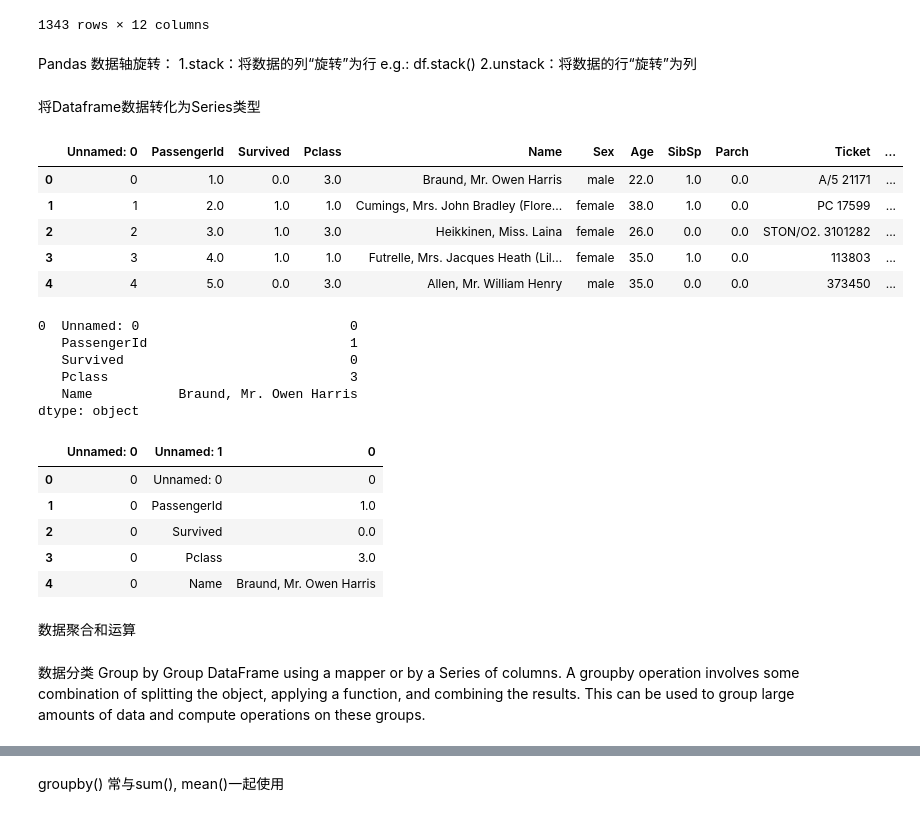
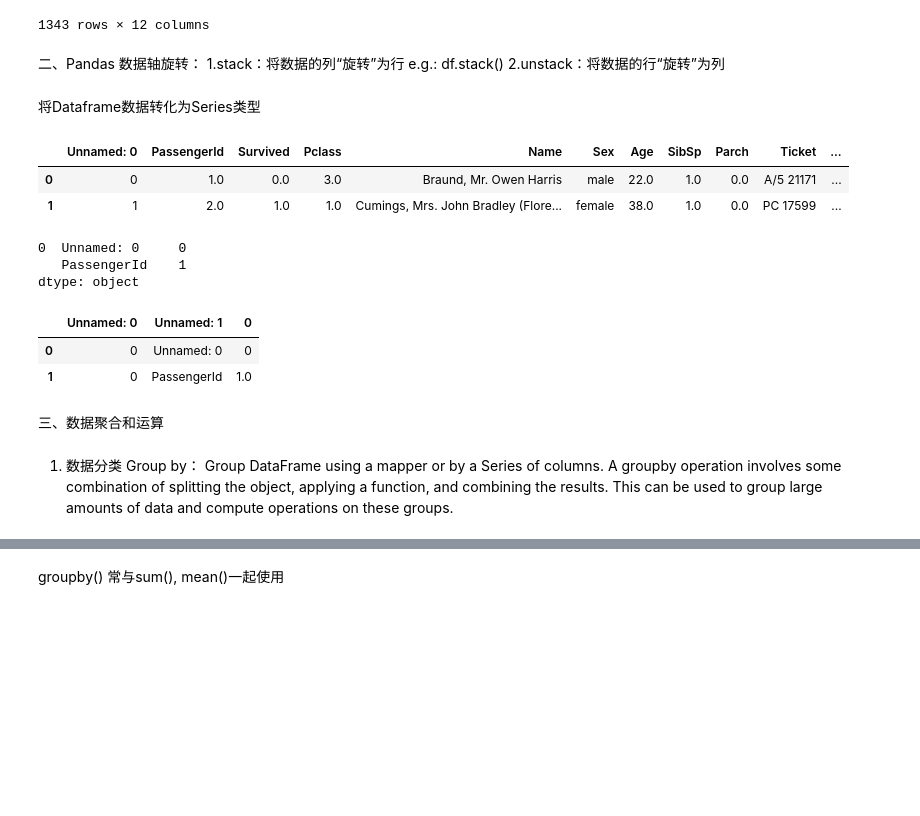
Before and after one commit to Qiqirong/Python, a Jupyter notebook: Datawhale_studygroup/Data analysis/Task2/2.2 数据重构.ipynb, the cells around one changed output, grey strips where cells are left out. Cells and saved outputs as stored; diff of their text form; code cells hidden in the pictures; blank space fills up the shorter version.

```diff
--- a/Datawhale_studygroup/Data analysis/Task2/2.2 数据重构.ipynb
+++ b/Datawhale_studygroup/Data analysis/Task2/2.2 数据重构.ipynb
@@ -121,46 +117,37 @@ DF1.append(DF2)
 | 451 | 891.0 | 0.0 | 3.0 | Dooley, Mr. Patrick | male | 32.0 | 0.0 | 0.0 | 370376 | 7.7500 | ... |
 1343 rows × 12 columns
 # %% [markdown]
-Pandas 数据轴旋转：
+二、Pandas 数据轴旋转：
 1.stack：将数据的列“旋转”为行   e.g.: df.stack()
 2.unstack：将数据的行“旋转”为列
 # %% [markdown]
 将Dataframe数据转化为Series类型
 # %%
 ts=pd.read_csv('D:/data/result.csv')
-ts.head()
+ts.head(2)
 # %% [output]
 |  | Unnamed: 0 | PassengerId | Survived | Pclass | Name | Sex | Age | SibSp | Parch | Ticket | ... |
 | 0 | 0 | 1.0 | 0.0 | 3.0 | Braund, Mr. Owen Harris | male | 22.0 | 1.0 | 0.0 | A/5 21171 | ... |
 | 1 | 1 | 2.0 | 1.0 | 1.0 | Cumings, Mrs. John Bradley (Flore... | female | 38.0 | 1.0 | 0.0 | PC 17599 | ... |
-| 2 | 2 | 3.0 | 1.0 | 3.0 | Heikkinen, Miss. Laina | female | 26.0 | 0.0 | 0.0 | STON/O2. 3101282 | ... |
-| 3 | 3 | 4.0 | 1.0 | 1.0 | Futrelle, Mrs. Jacques Heath (Lil... | female | 35.0 | 1.0 | 0.0 | 113803 | ... |
-| 4 | 4 | 5.0 | 0.0 | 3.0 | Allen, Mr. William Henry | male | 35.0 | 0.0 | 0.0 | 373450 | ... |
 # %%
 ts_rev=ts.stack()
-ts_rev.head()
+ts_rev.head(2)
 # %% [output]
-0  Unnamed: 0                           0
-   PassengerId                          1
-   Survived                             0
-   Pclass                               3
-   Name           Braund, Mr. Owen Harris
+0  Unnamed: 0     0
+   PassengerId    1
 dtype: object
 # %%
 ts_rev.to_csv('D:/data/rev_result.csv')
 test=pd.read_csv('D:/data/rev_result.csv')
-test.head()
+test.head(2)
 # %% [output]
 |  | Unnamed: 0 | Unnamed: 1 | 0 |
 | 0 | 0 | Unnamed: 0 | 0 |
 | 1 | 0 | PassengerId | 1.0 |
-| 2 | 0 | Survived | 0.0 |
-| 3 | 0 | Pclass | 3.0 |
-| 4 | 0 | Name | Braund, Mr. Owen Harris |
-# %% [markdown]
-数据聚合和运算
+# %% [markdown]
+三、数据聚合和运算
 # %% [markdown]
-数据分类 Group by
+1. 数据分类 Group by：
 Group DataFrame using a mapper or by a Series of columns.
 A groupby operation involves some combination of splitting the object, applying a function, and combining the results. This can be used to group large amounts of data and compute operations on these groups.
 # %% [markdown]
```
Also changed, not shown: parts of 15 cells of this notebook.
